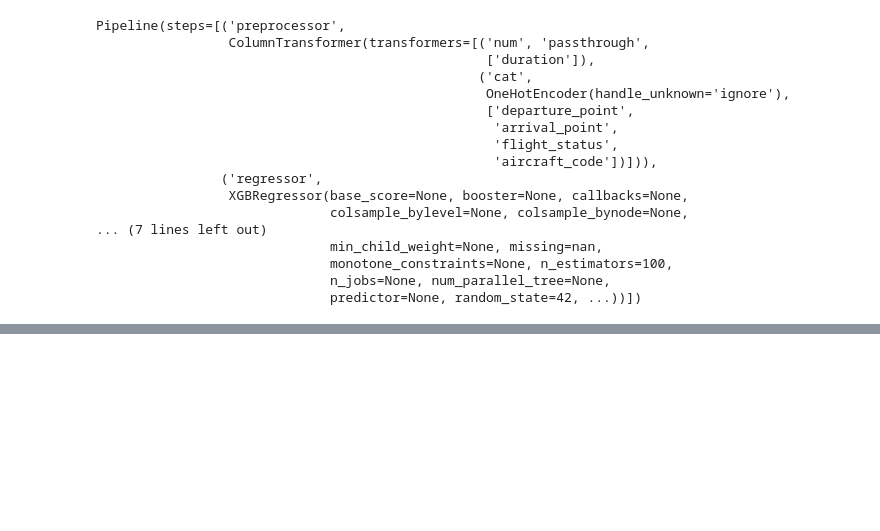
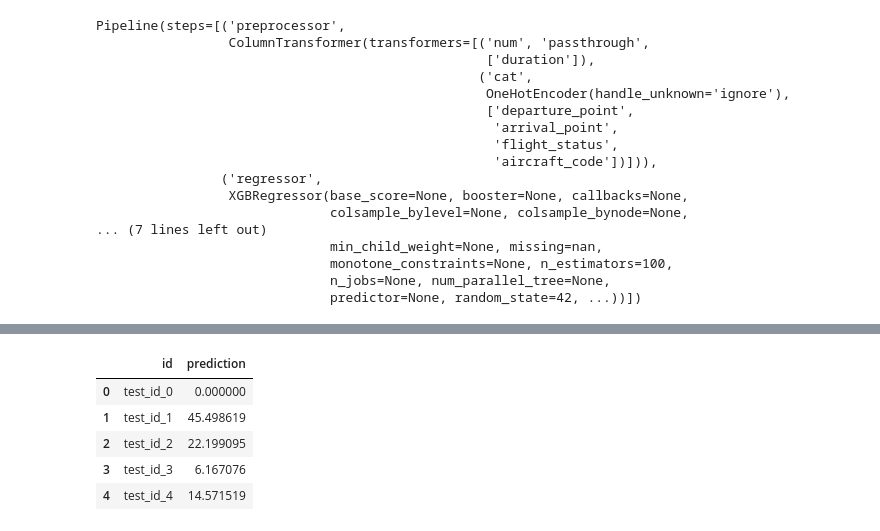
Before and after one commit to marcok10/ds-ml-project, a Jupyter notebook: data_pipeline.ipynb, the cells around one changed output, grey strips where cells are left out. Cells and saved outputs as stored; diff of their text form; code cells hidden in the pictures; blank space fills up the shorter version.

```diff
--- a/data_pipeline.ipynb
+++ b/data_pipeline.ipynb
@@ -136,0 +162,9 @@ y_pred_real_test.describe()
+# %%
+df_pred_real_test.head()
+# %% [output]
+|  | id | prediction |
+| 0 | test_id_0 | 0.000000 |
+| 1 | test_id_1 | 45.498619 |
+| 2 | test_id_2 | 22.199095 |
+| 3 | test_id_3 | 6.167076 |
+| 4 | test_id_4 | 14.571519 |
```
Also changed, not shown: parts of 5 cells of this notebook, 1 other file.
